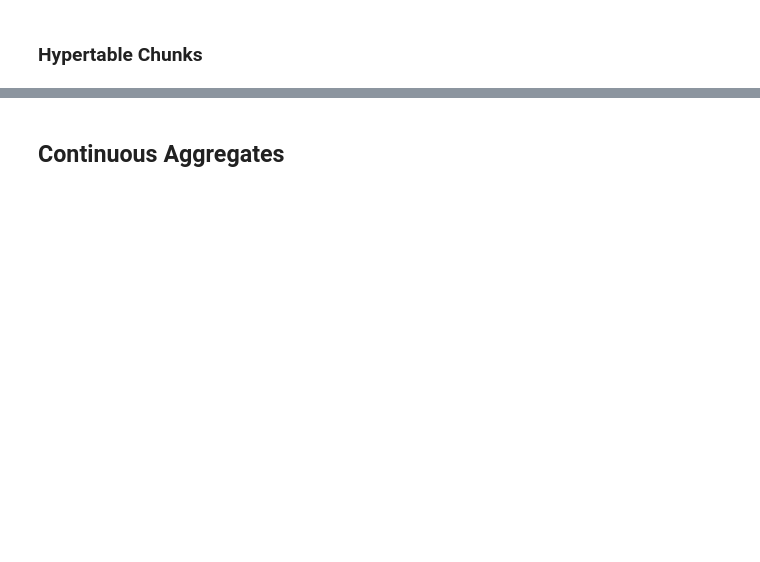
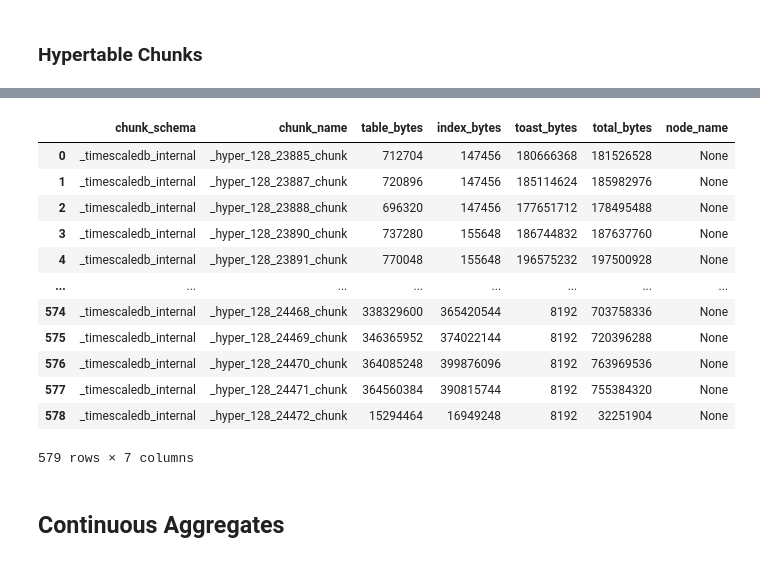
Before and after one commit to antonum/Timescale-Workshops, a Jupyter notebook: Management/timescale-metadata.ipynb, the cells around one changed output, grey strips where cells are left out. Drawn from its saved outputs; the diff is of its cells as text; code cells hidden in the pictures; blank space fills up the shorter version.

```diff
--- a/Management/timescale-metadata.ipynb
+++ b/Management/timescale-metadata.ipynb
@@ -224,3 +230,24 @@ execute_sql(query)
+# %%
+query = f"""
+SELECT * FROM chunks_detailed_size('{hypertable_dropdown.value}')
+  ORDER BY chunk_name;
+"""
+#print(query)
+execute_sql(query)
+# %% [output]
+|  | chunk_schema | chunk_name | table_bytes | index_bytes | toast_bytes | total_bytes | node_name |
+| 0 | _timescaledb_internal | _hyper_128_23885_chunk | 712704 | 147456 | 180666368 | 181526528 | None |
+| 1 | _timescaledb_internal | _hyper_128_23887_chunk | 720896 | 147456 | 185114624 | 185982976 | None |
+| 2 | _timescaledb_internal | _hyper_128_23888_chunk | 696320 | 147456 | 177651712 | 178495488 | None |
+| 3 | _timescaledb_internal | _hyper_128_23890_chunk | 737280 | 155648 | 186744832 | 187637760 | None |
+| 4 | _timescaledb_internal | _hyper_128_23891_chunk | 770048 | 155648 | 196575232 | 197500928 | None |
+| ... | ... | ... | ... | ... | ... | ... | ... |
+| 574 | _timescaledb_internal | _hyper_128_24468_chunk | 338329600 | 365420544 | 8192 | 703758336 | None |
+| 575 | _timescaledb_internal | _hyper_128_24469_chunk | 346365952 | 374022144 | 8192 | 720396288 | None |
+| 576 | _timescaledb_internal | _hyper_128_24470_chunk | 364085248 | 399876096 | 8192 | 763969536 | None |
+| 577 | _timescaledb_internal | _hyper_128_24471_chunk | 364560384 | 390815744 | 8192 | 755384320 | None |
+| 578 | _timescaledb_internal | _hyper_128_24472_chunk | 15294464 | 16949248 | 8192 | 32251904 | None |
+579 rows × 7 columns
 # %% [markdown]
 ## Continuous Aggregates
 # %%
```
Also changed, not shown: parts of 11 cells of this notebook.
